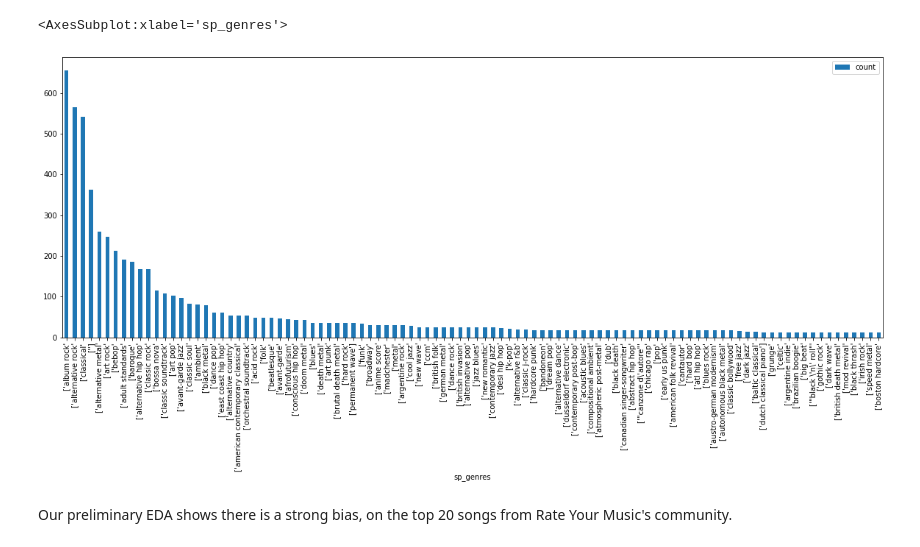
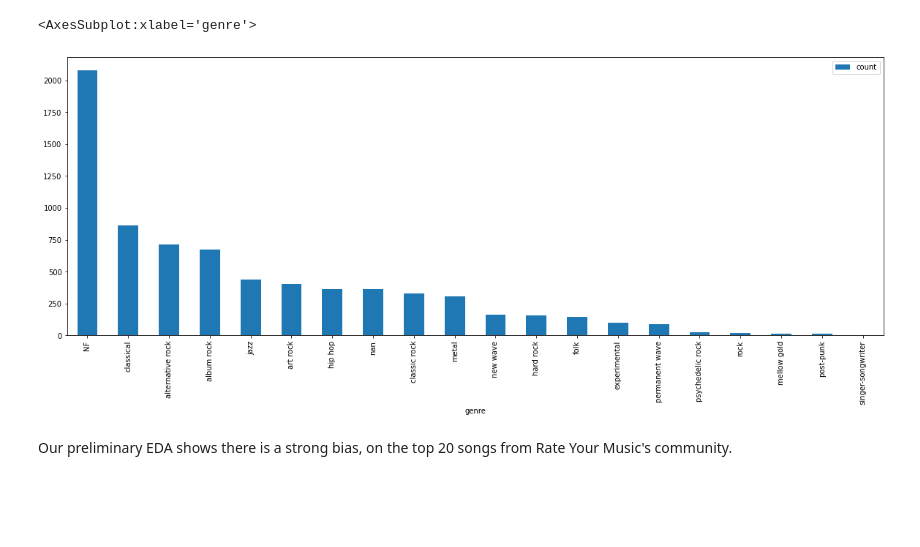
Before and after one commit to stoic-devv/spotify-data-science, a Jupyter notebook: code/eda.ipynb, the cells around one changed output. Cells and saved outputs as stored; diff of their text form; code cells hidden in the pictures; blank space fills up the shorter version.

Commit message:
genre truncation

```diff
--- a/code/eda.ipynb
+++ b/code/eda.ipynb
@@ -29,14 +28,0 @@ sns.heatmap(df.corr(),annot=True)
-# %%
-main_genre = {}
-c = 0
-for idx,row in df.iterrows():
-    # c +=1
-    # if c == 20:
-    #     break
-    genre = row['sp_genres'].split(',')[0]
-    if genre in main_genre.keys():
-        main_genre[genre] += 1
-    else:
-        main_genre[genre] = 1
-
-main_genre
@@ -60,0 +29,8 @@ main_genre
+# %%
+def get_genre_freq(d):
+    genre_freq = defaultdict(int)
+    for idx, row in d.iterrows():
+        genre_freq[row['genre']] += 1
+    return genre_freq
+gf = get_genre_freq(df)
+gf
@@ -61,15 +55,15 @@ main_genre
 # %%
-df_genres = pd.DataFrame.from_dict(main_genre.items())
-df_genres.columns = ['sp_genres','count']
+df_genres = pd.DataFrame.from_dict(gf.items())
+df_genres.columns = ['genre','count']
 df_genres.sort_values(by = ['count'],ascending=False,inplace=True)
 df_genres_shortend= df_genres.head(100)
-df_genres_shortend.plot.bar(x='sp_genres',figsize=(20,7))
+df_genres_shortend.plot.bar(x='genre',figsize=(20,7))
 # df_genres.head(10)
 # plt.plot(df, kind = 'bar')
 # plt.show()
 # %% [output]
-<AxesSubplot:xlabel='sp_genres'>
+<AxesSubplot:xlabel='genre'>
-[figure, old version]
+[figure, new version]
 # %% [markdown]
 Our preliminary EDA shows there is a strong bias, on the top 20 songs from Rate Your Music's community.
 # %%
```
Also changed, not shown: parts of 5 cells of this notebook, 1 other file.
